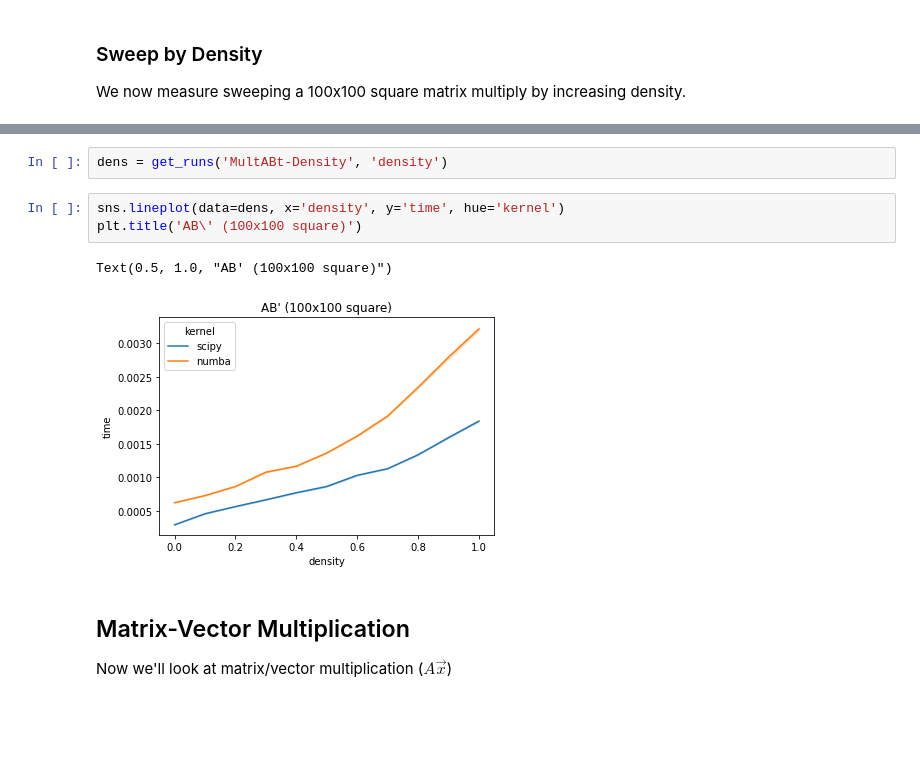
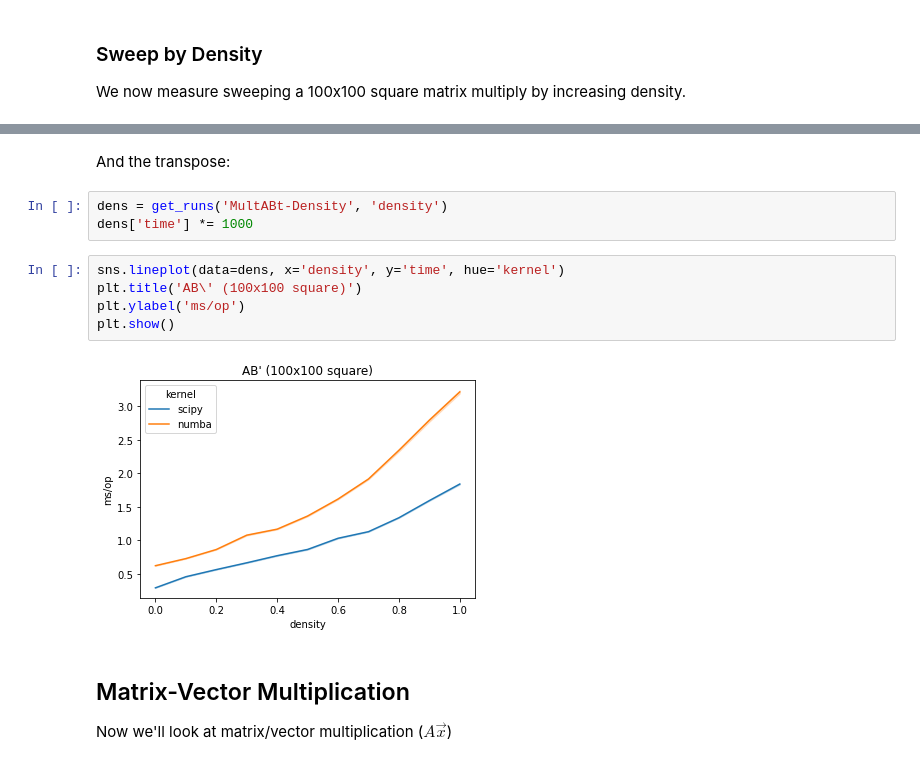
Before and after one commit to lenskit/csr, a Jupyter notebook: Timings.ipynb, the cells around one changed output, grey strips where cells are left out. Cells and saved outputs as stored; diff of their text form; blank space fills up the shorter version.

```diff
--- a/Timings.ipynb
+++ b/Timings.ipynb
@@ -94,11 +96,15 @@ And the transpose:
-# %%
-dens = get_runs('MultABt-Density', 'density')
-# %%
-sns.lineplot(data=dens, x='density', y='time', hue='kernel')
-plt.title('AB\' (100x100 square)')
-# %% [output]
-Text(0.5, 1.0, "AB' (100x100 square)")
-[figure, removed]
+# %% [markdown]
+And the transpose:
+# %%
+dens = get_runs('MultABt-Density', 'density')
+dens['time'] *= 1000
+# %%
+sns.lineplot(data=dens, x='density', y='time', hue='kernel')
+plt.title('AB\' (100x100 square)')
+plt.ylabel('ms/op')
+plt.show()
+# %% [output]
+[figure, added]
 # %% [markdown]
 ## Matrix-Vector Multiplication
 
```
Also changed, not shown: parts of 13 cells of this notebook.
